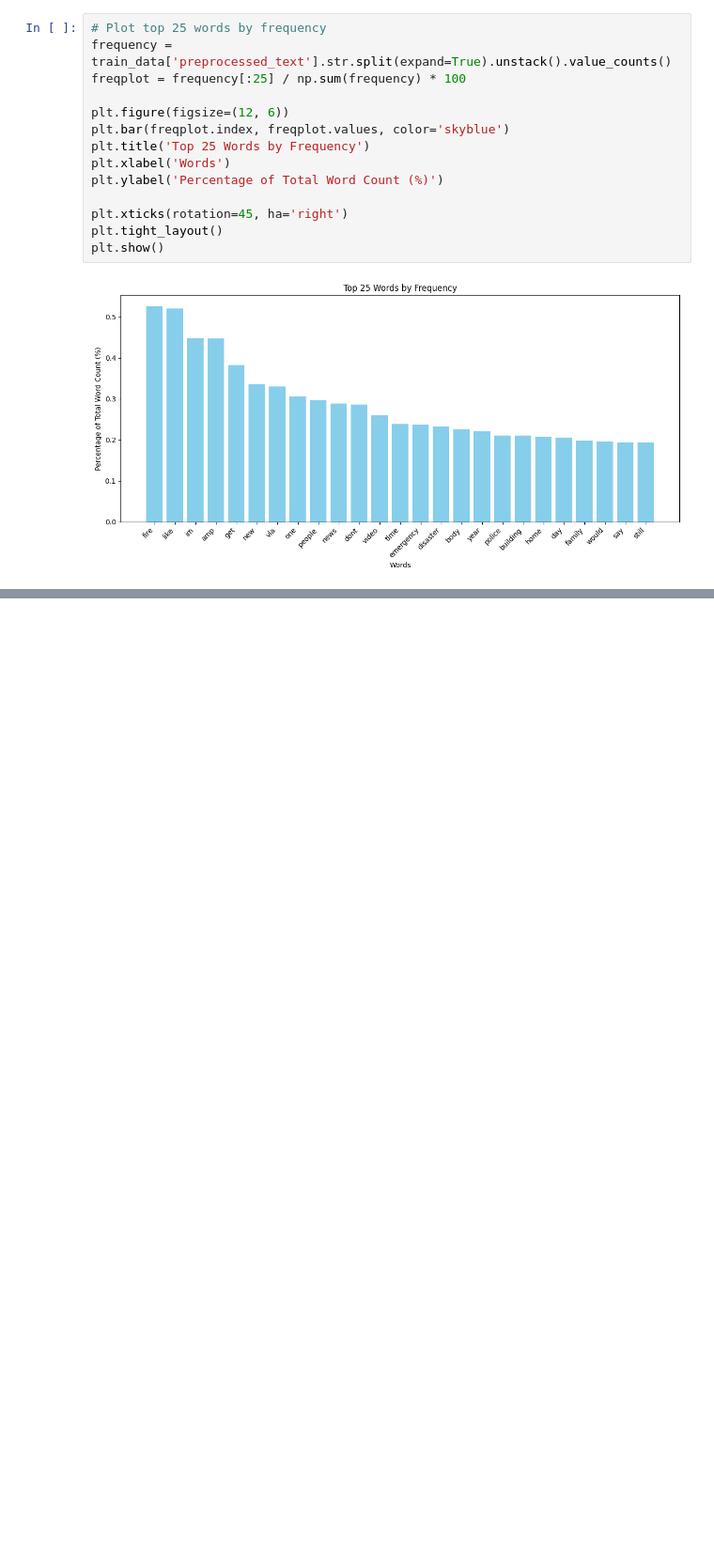
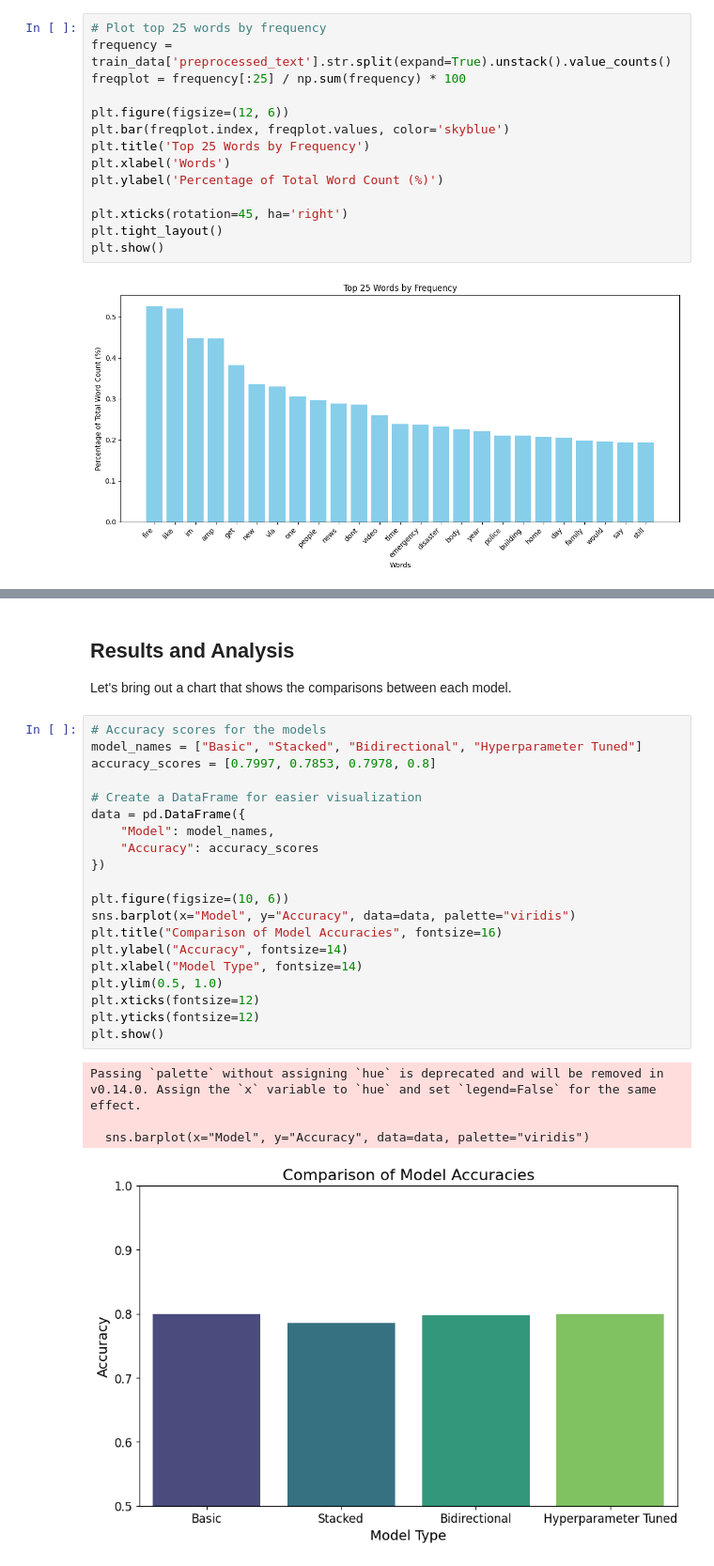
Before and after one commit to JudoboyAlex/nlp_disaster_tweets, a Jupyter notebook: nlp_disaster_tweets.ipynb, the cells around one changed output, grey strips where cells are left out. Shown at 94% size. Saved outputs shown, nothing was run; the diff lists cells and outputs as text; blank space fills up the shorter version.

```diff
--- a/nlp_disaster_tweets.ipynb
+++ b/nlp_disaster_tweets.ipynb
@@ -208,0 +605,29 @@ plt.show()
+# %% [markdown]
+## Results and Analysis
+
+Let's bring out a chart that shows the comparisons between each model.
+# %%
+# Accuracy scores for the models
+model_names = ["Basic", "Stacked", "Bidirectional", "Hyperparameter Tuned"]
+accuracy_scores = [0.7997, 0.7853, 0.7978, 0.8]
+
+# Create a DataFrame for easier visualization
+data = pd.DataFrame({
+    "Model": model_names,
+    "Accuracy": accuracy_scores
+})
+
+plt.figure(figsize=(10, 6))
+sns.barplot(x="Model", y="Accuracy", data=data, palette="viridis")
+plt.title("Comparison of Model Accuracies", fontsize=16)
+plt.ylabel("Accuracy", fontsize=14)
+plt.xlabel("Model Type", fontsize=14)
+plt.ylim(0.5, 1.0)
+plt.xticks(fontsize=12)
+plt.yticks(fontsize=12)
+plt.show()
+# %% [output]
+Passing `palette` without assigning `hue` is deprecated and will be removed in v0.14.0. Assign the `x` variable to `hue` and set `legend=False` for the same effect.
+
+  sns.barplot(x="Model", y="Accuracy", data=data, palette="viridis")
+[figure, added]
```
Also changed, not shown: parts of 18 cells of this notebook.
